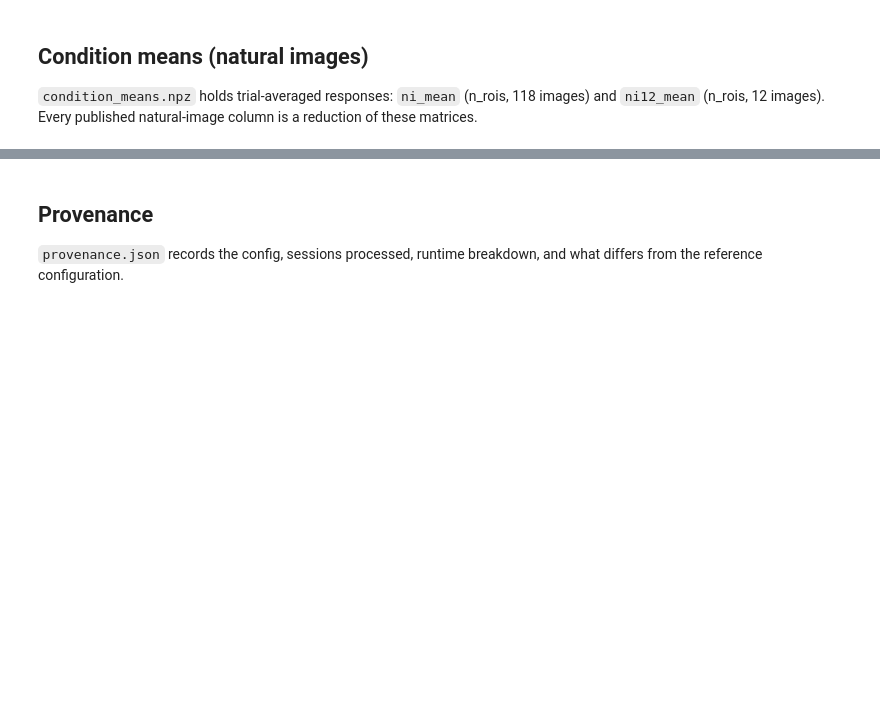
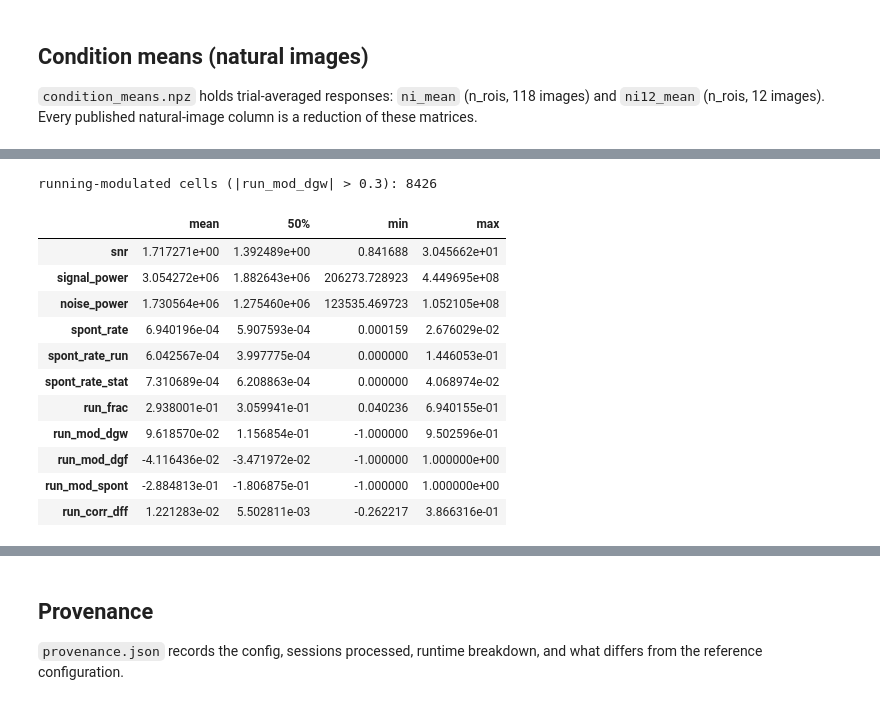
Before and after one commit to bpdanskin/v1dd-functional-metrics, a Jupyter notebook: docs/notebooks/asset_access.ipynb, the cells around one changed output, grey strips where cells are left out. Saved outputs shown, nothing was run; the diff lists cells and outputs as text; code cells hidden in the pictures; blank space fills up the shorter version.

```diff
--- a/docs/notebooks/asset_access.ipynb
+++ b/docs/notebooks/asset_access.ipynb
@@ -163,0 +188,23 @@ ni12_mean: (39407, 12)  (ROIs × 12 images)
+# %%
+# ROI quality & activity (roi_summary): recording quality, spontaneous rate,
+# running modulation, and the dF/F running correlation. No prefix.
+q = ["snr", "signal_power", "noise_power", "spont_rate", "spont_rate_run",
+     "spont_rate_stat", "run_frac", "run_mod_dgw", "run_mod_dgf", "run_mod_spont",
+     "run_corr_dff"]
+print("running-modulated cells (|run_mod_dgw| > 0.3):",
+      int((df.run_mod_dgw.abs() > 0.3).sum()))
+df[["roi_key"] + q].describe().T[["mean", "50%", "min", "max"]]
+# %% [output]
+running-modulated cells (|run_mod_dgw| > 0.3): 8426
+|  | mean | 50% | min | max |
+| snr | 1.717271e+00 | 1.392489e+00 | 0.841688 | 3.045662e+01 |
+| signal_power | 3.054272e+06 | 1.882643e+06 | 206273.728923 | 4.449695e+08 |
+| noise_power | 1.730564e+06 | 1.275460e+06 | 123535.469723 | 1.052105e+08 |
+| spont_rate | 6.940196e-04 | 5.907593e-04 | 0.000159 | 2.676029e-02 |
+| spont_rate_run | 6.042567e-04 | 3.997775e-04 | 0.000000 | 1.446053e-01 |
+| spont_rate_stat | 7.310689e-04 | 6.208863e-04 | 0.000000 | 4.068974e-02 |
+| run_frac | 2.938001e-01 | 3.059941e-01 | 0.040236 | 6.940155e-01 |
+| run_mod_dgw | 9.618570e-02 | 1.156854e-01 | -1.000000 | 9.502596e-01 |
+| run_mod_dgf | -4.116436e-02 | -3.471972e-02 | -1.000000 | 1.000000e+00 |
+| run_mod_spont | -2.884813e-01 | -1.806875e-01 | -1.000000 | 1.000000e+00 |
+| run_corr_dff | 1.221283e-02 | 5.502811e-03 | -0.262217 | 3.866316e-01 |
```
Also changed, not shown: parts of 14 cells of this notebook, 2 other files.
